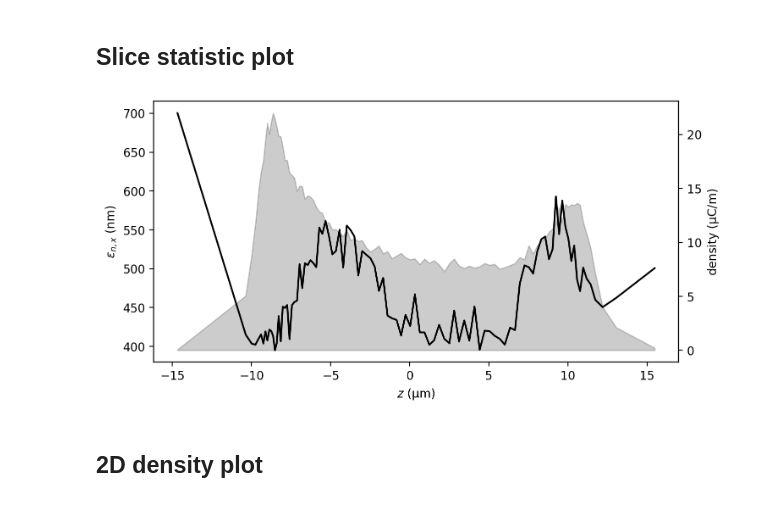
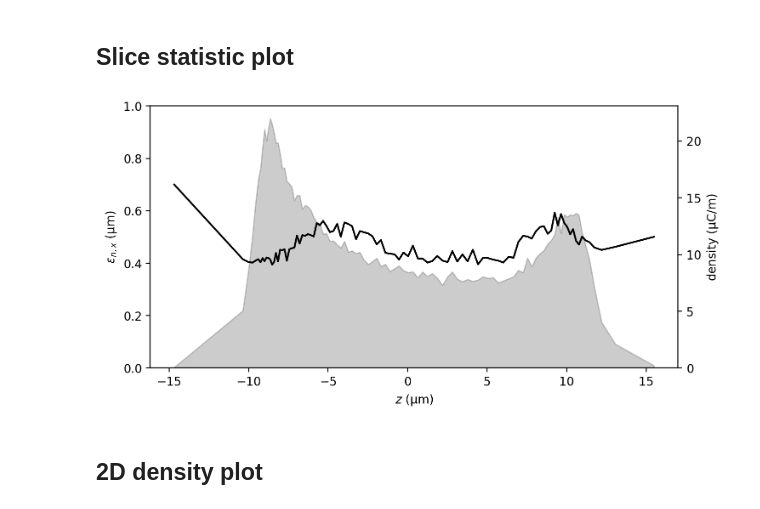
Before and after one commit to ChristopherMayes/openPMD-beamphysics, a Jupyter notebook: examples/particle_examples/particle_examples.ipynb, the cells around one changed output. Cells and saved outputs as stored; diff of their text form; code cells hidden in the pictures.

```diff
--- a/examples/particle_examples/particle_examples.ipynb
+++ b/examples/particle_examples/particle_examples.ipynb
@@ -339,9 +339,9 @@ P.plot('x')
 ## Slice statistic plot
 # %%
 
-P.slice_plot('norm_emit_x')
+P.slice_plot('norm_emit_x', ylim=(0, 1e-6))
 # %% [output]
-[figure, old version]
+[figure, new version]
 # %% [markdown]
 ## 2D density plot
 # %%
```
Also changed, not shown: parts of 3 cells of this notebook, 21 other files.
